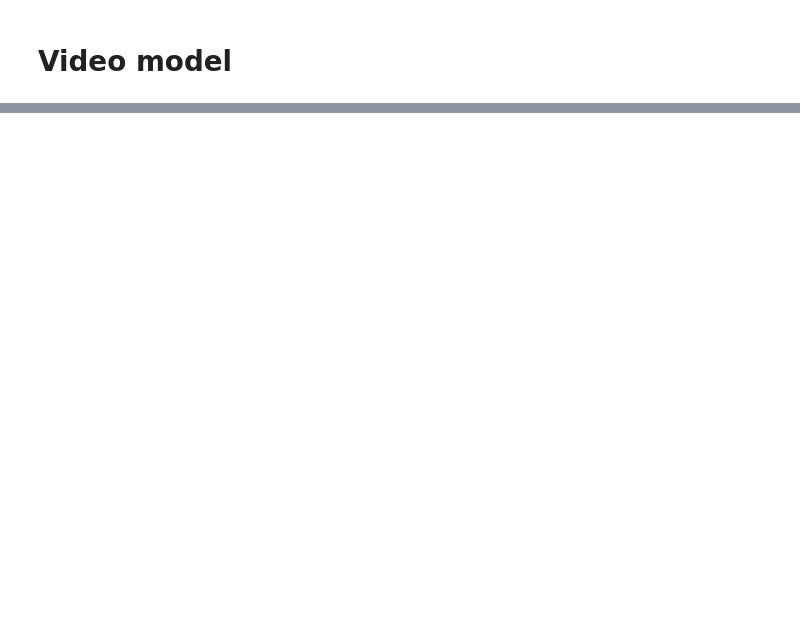
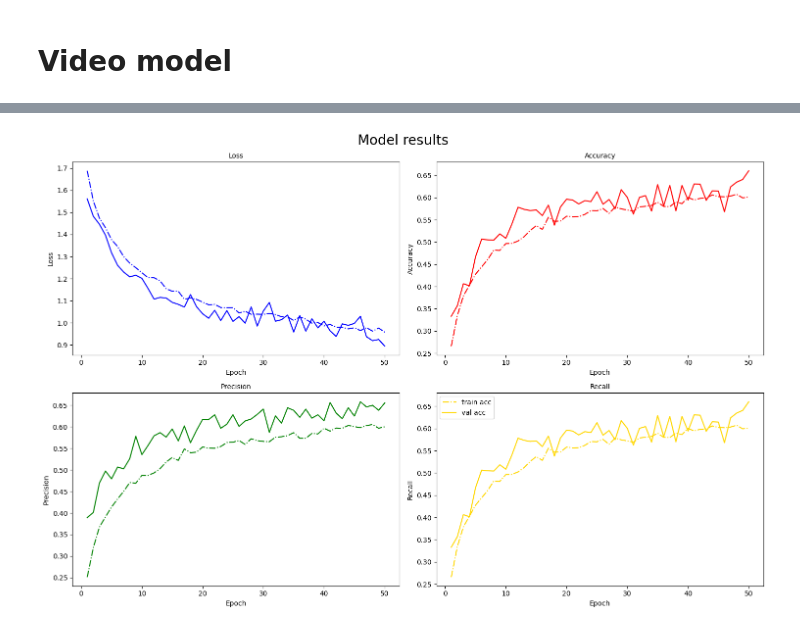
Before and after one commit to mweuro/informatyka-afektywna-speechmultiemo, a Jupyter notebook: notebooks/video_model.ipynb, the cells around one changed output, grey strips where cells are left out. Saved outputs shown, nothing was run; the diff lists cells and outputs as text; code cells hidden in the pictures; blank space fills up the shorter version.

Commit message:
results

```diff
--- a/notebooks/video_model.ipynb
+++ b/notebooks/video_model.ipynb
@@ -8,11 +9,11 @@ from src.utils import *
 # Video model
 # %%
 DEVICE = torch.device("cuda" if torch.cuda.is_available() else "cpu")
-embs = torch.load('../embeddings/video/raw2.pt')
+embs = torch.load('../embeddings/video/raw.pt')
 # %%
 train_loader, test_loader = train_test_dataloader(embs)
 # %%
-model = MLP(input_dim = 512, hidden_dims = [512, 256], output_dim = 6).to(DEVICE)
+model = MLP(input_dim = 512, hidden_dims = [256], output_dim = 6).to(DEVICE)
 criterion = nn.CrossEntropyLoss()
 optimizer = optim.Adam(model.parameters(), lr = 0.001)
 num_epochs = 50
@@ -23,7 +24,8 @@ PARAMS = {'model': model,
           'num_epochs': num_epochs,
           'train_loader': train_loader,
           'test_loader': test_loader,
-          'device': DEVICE}
+          'device': DEVICE,
+          'patience': 10}
 # %%
 results  = train_model(**PARAMS)
 # %% [output]
@@ -82,0 +73,2 @@ plot_metrics(*results)
+# %%
+epochs, train_losses, val_losses, train_accs, val_accs, train_precs, val_precs, train_recs, val_recs, best_epoch, cm = results
@@ -82,0 +79,4 @@ plot_metrics(*results)
+# %%
+plot_metrics(train_losses, val_losses, train_accs, val_accs, train_precs, val_precs, train_recs, val_recs)
+# %% [output]
+[figure, added]
```
Also changed, not shown: parts of 5 cells of this notebook, 2 other files.
